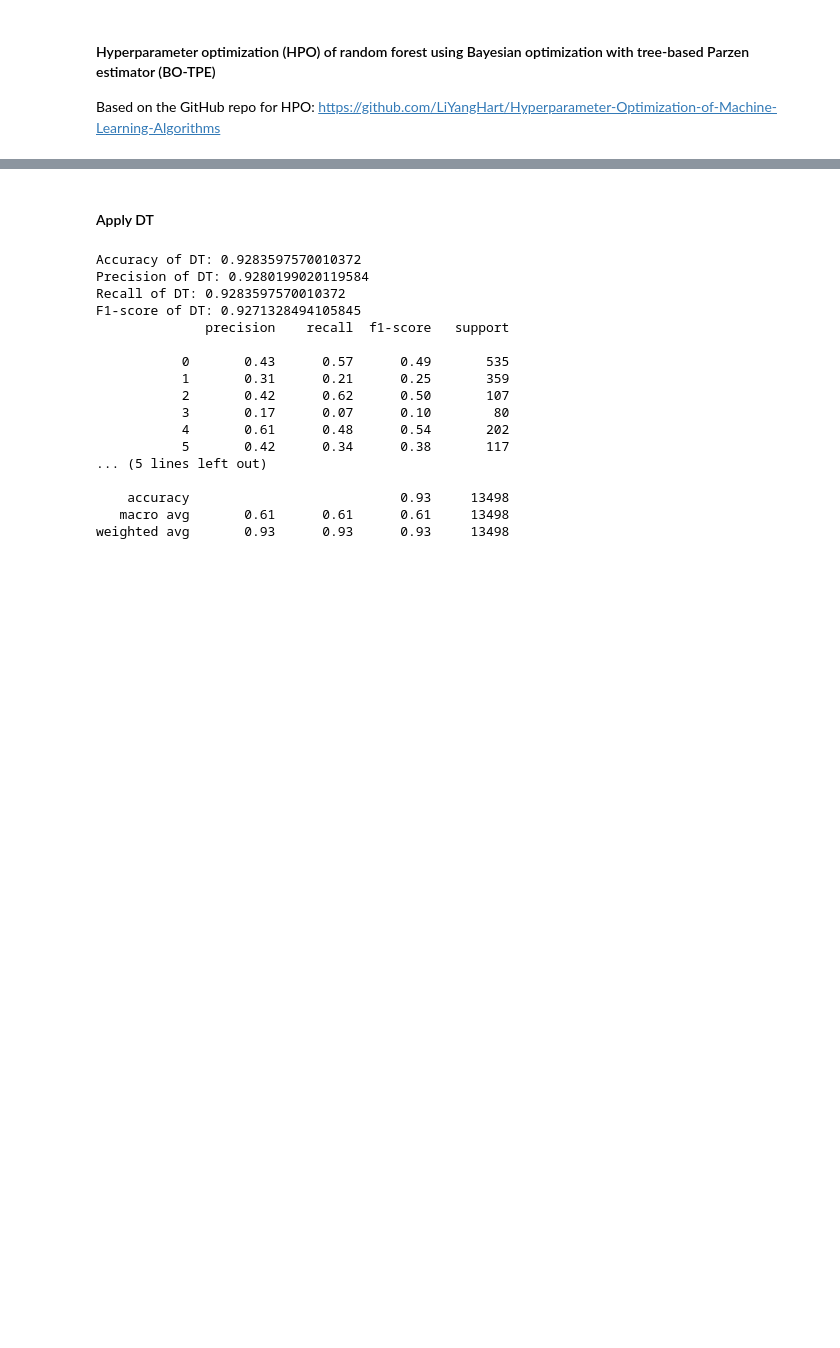
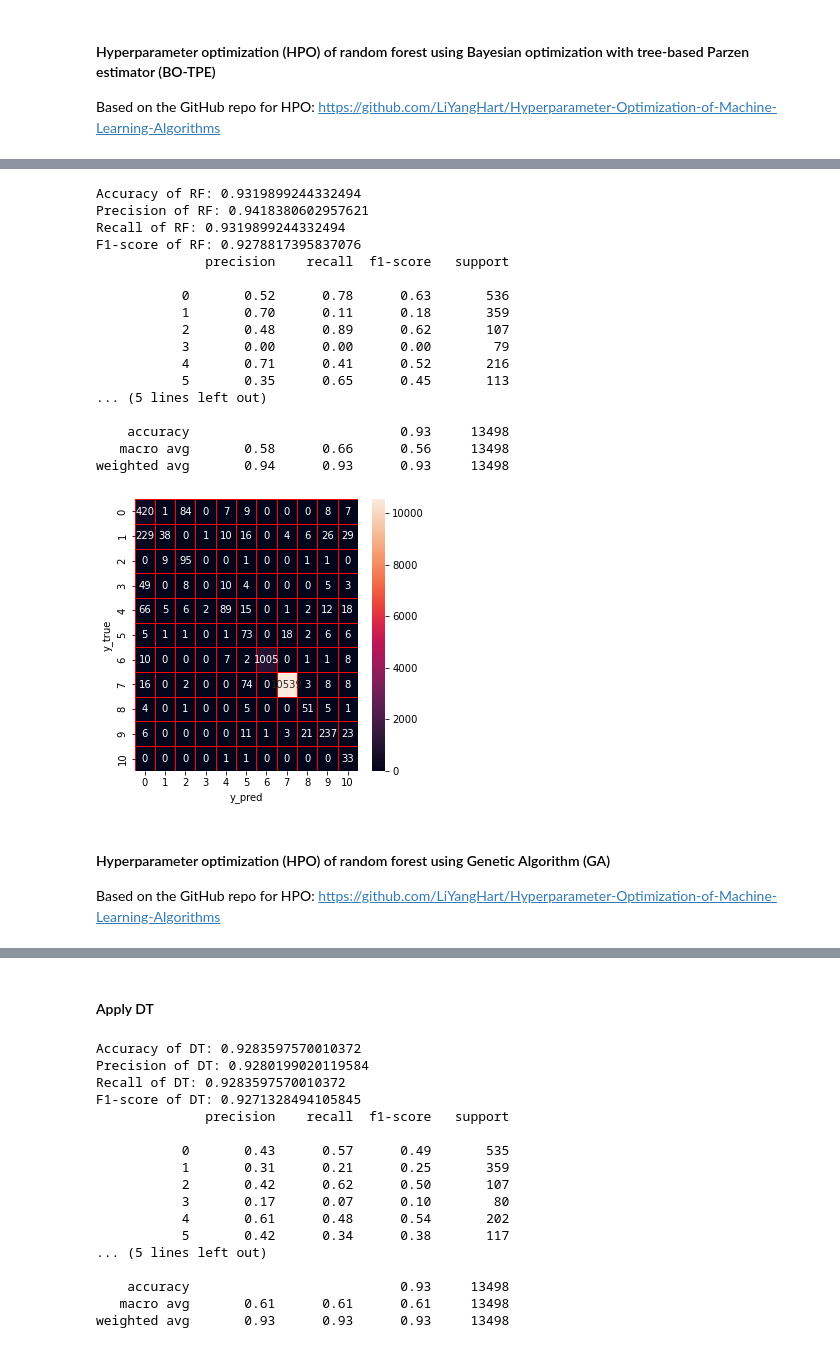
Before and after one commit to LaBaicai02/IDS_project, a Jupyter notebook: MTH-IDS_Adoptation_UNSW-NB15/MTH_IDS_Adoption_UNSW-NB15.ipynb, the cells around one changed output, grey strips where cells are left out. Cells and saved outputs as stored; diff of their text form; code cells hidden in the pictures; blank space fills up the shorter version.

```diff
--- a/MTH-IDS_Adoptation_UNSW-NB15/MTH_IDS_Adoption_UNSW-NB15.ipynb
+++ b/MTH-IDS_Adoptation_UNSW-NB15/MTH_IDS_Adoption_UNSW-NB15.ipynb
@@ -568,0 +619,40 @@ rf_test=rf_hpo.predict(X_test)
+# %%
+rf_hpo = RandomForestClassifier(n_estimators = 37, min_samples_leaf = 10, max_depth = 6, min_samples_split = 2, max_features = 9, criterion = 'gini')
+rf_hpo.fit(X_train,y_train)
+rf_score=rf_hpo.score(X_test,y_test)
+y_predict=rf_hpo.predict(X_test)
+y_true=y_test
+print('Accuracy of RF: '+ str(rf_score))
+precision,recall,fscore,none= precision_recall_fscore_support(y_true, y_predict, average='weighted')
+print('Precision of RF: '+(str(precision)))
+print('Recall of RF: '+(str(recall)))
+print('F1-score of RF: '+(str(fscore)))
+print(classification_report(y_true,y_predict))
+cm=confusion_matrix(y_true,y_predict)
+f,ax=plt.subplots(figsize=(5,5))
+sns.heatmap(cm,annot=True,linewidth=0.5,linecolor="red",fmt=".0f",ax=ax)
+plt.xlabel("y_pred")
+plt.ylabel("y_true")
+plt.show()
+# %% [output]
+Accuracy of RF: 0.9319899244332494
+Precision of RF: 0.9418380602957621
+Recall of RF: 0.9319899244332494
+F1-score of RF: 0.9278817395837076
+              precision    recall  f1-score   support
+
+           0       0.52      0.78      0.63       536
+           1       0.70      0.11      0.18       359
+           2       0.48      0.89      0.62       107
+           3       0.00      0.00      0.00        79
+           4       0.71      0.41      0.52       216
+           5       0.35      0.65      0.45       113
+... (5 lines left out)
+
+    accuracy                           0.93     13498
+   macro avg       0.58      0.66      0.56     13498
+weighted avg       0.94      0.93      0.93     13498
+[figure, added]
+# %% [markdown]
+#### Hyperparameter optimization (HPO) of random forest using Genetic Algorithm (GA)
+Based on the GitHub repo for HPO: https://github.com/LiYangHart/Hyperparameter-Optimization-of-Machine-Learning-Algorithms
```
Also changed, not shown: parts of 14 cells of this notebook, 1 other file.
